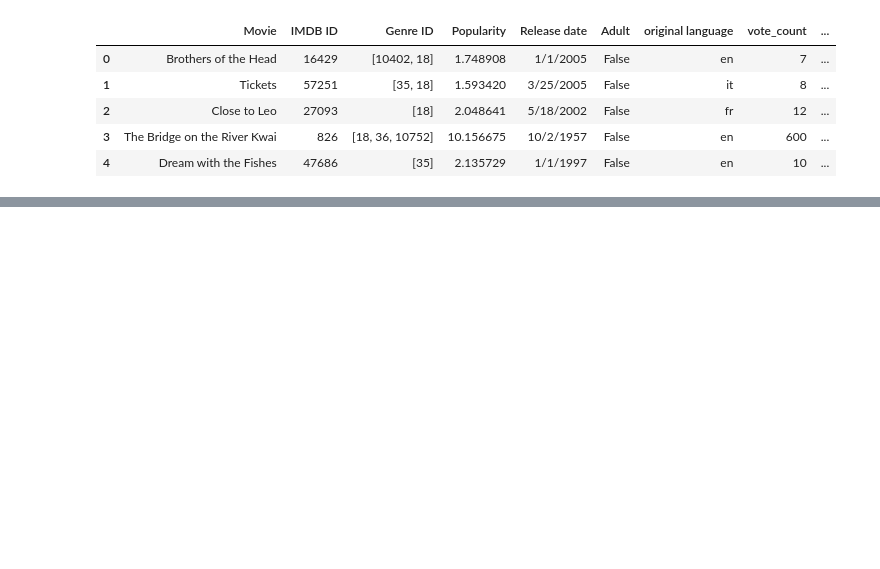
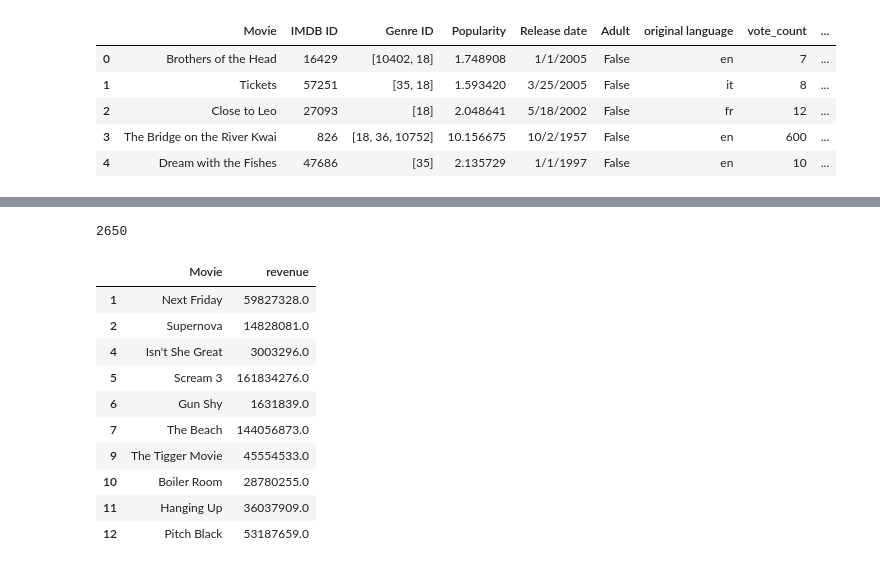
Before and after one commit to HarrietLyBui/Movie-Revenue-Prediction_Sentiment-Analysis, a Jupyter notebook: Data/Analyze the csv dataset.ipynb, the cells around one changed output, grey strips where cells are left out. Saved outputs shown, nothing was run; the diff lists cells and outputs as text; code cells hidden in the pictures; blank space fills up the shorter version.

```diff
--- a/Data/Analyze the csv dataset.ipynb
+++ b/Data/Analyze the csv dataset.ipynb
@@ -35,0 +68,18 @@ data_revenue
+# %%
+len(data_title_revenue.Movie)
+# %% [output]
+2650
+# %%
+data_title_revenue.head(10)
+# %% [output]
+|  | Movie | revenue |
+| 1 | Next Friday | 59827328.0 |
+| 2 | Supernova | 14828081.0 |
+| 4 | Isn't She Great | 3003296.0 |
+| 5 | Scream 3 | 161834276.0 |
+| 6 | Gun Shy | 1631839.0 |
+| 7 | The Beach | 144056873.0 |
+| 9 | The Tigger Movie | 45554533.0 |
+| 10 | Boiler Room | 28780255.0 |
+| 11 | Hanging Up | 36037909.0 |
+| 12 | Pitch Black | 53187659.0 |
```
Also changed, not shown: parts of 13 cells of this notebook, 1 other file.
